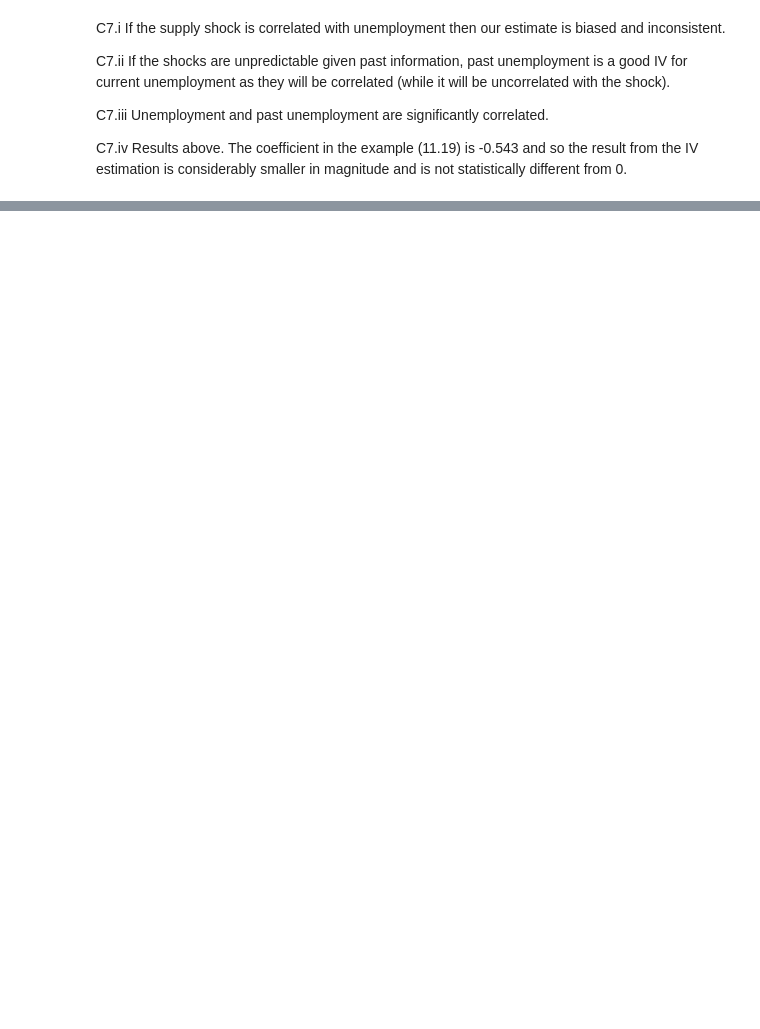
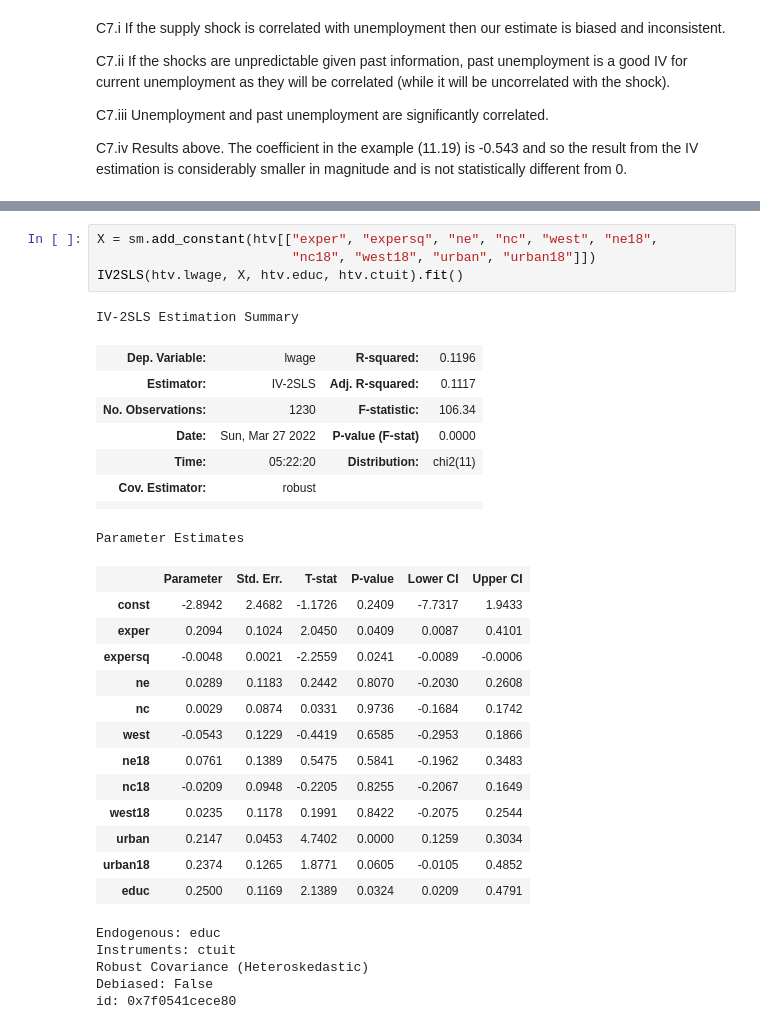
Before and after one commit to systemchalk/wooldridge_workbook, a Jupyter notebook: ch15.ipynb, the cells around one changed output, grey strips where cells are left out. Cells and saved outputs as stored; diff of their text form; blank space fills up the shorter version.

```diff
--- a/ch15.ipynb
+++ b/ch15.ipynb
@@ -752,0 +1102,32 @@ C7.iv Results above. The coefficient in the example (11.19) is -0.543 and so the
+# %%
+X = sm.add_constant(htv[["exper", "expersq", "ne", "nc", "west", "ne18",
+                         "nc18", "west18", "urban", "urban18"]])
+IV2SLS(htv.lwage, X, htv.educ, htv.ctuit).fit()
+# %% [output]
+IV-2SLS Estimation Summary
+| Dep. Variable: | lwage | R-squared: | 0.1196 |
+| Estimator: | IV-2SLS | Adj. R-squared: | 0.1117 |
+| No. Observations: | 1230 | F-statistic: | 106.34 |
+| Date: | Sun, Mar 27 2022 | P-value (F-stat) | 0.0000 |
+| Time: | 05:22:20 | Distribution: | chi2(11) |
+| Cov. Estimator: | robust |  |  |
+|  |  |  |  |
+Parameter Estimates
+|  | Parameter | Std. Err. | T-stat | P-value | Lower CI | Upper CI |
+| const | -2.8942 | 2.4682 | -1.1726 | 0.2409 | -7.7317 | 1.9433 |
+| exper | 0.2094 | 0.1024 | 2.0450 | 0.0409 | 0.0087 | 0.4101 |
+| expersq | -0.0048 | 0.0021 | -2.2559 | 0.0241 | -0.0089 | -0.0006 |
+| ne | 0.0289 | 0.1183 | 0.2442 | 0.8070 | -0.2030 | 0.2608 |
+| nc | 0.0029 | 0.0874 | 0.0331 | 0.9736 | -0.1684 | 0.1742 |
+| west | -0.0543 | 0.1229 | -0.4419 | 0.6585 | -0.2953 | 0.1866 |
+| ne18 | 0.0761 | 0.1389 | 0.5475 | 0.5841 | -0.1962 | 0.3483 |
+| nc18 | -0.0209 | 0.0948 | -0.2205 | 0.8255 | -0.2067 | 0.1649 |
+| west18 | 0.0235 | 0.1178 | 0.1991 | 0.8422 | -0.2075 | 0.2544 |
+| urban | 0.2147 | 0.0453 | 4.7402 | 0.0000 | 0.1259 | 0.3034 |
+| urban18 | 0.2374 | 0.1265 | 1.8771 | 0.0605 | -0.0105 | 0.4852 |
+| educ | 0.2500 | 0.1169 | 2.1389 | 0.0324 | 0.0209 | 0.4791 |
+Endogenous: educ
+Instruments: ctuit
+Robust Covariance (Heteroskedastic)
+Debiased: False
+id: 0x7f0541cece80
```
Also changed, not shown: parts of 49 cells of this notebook.
